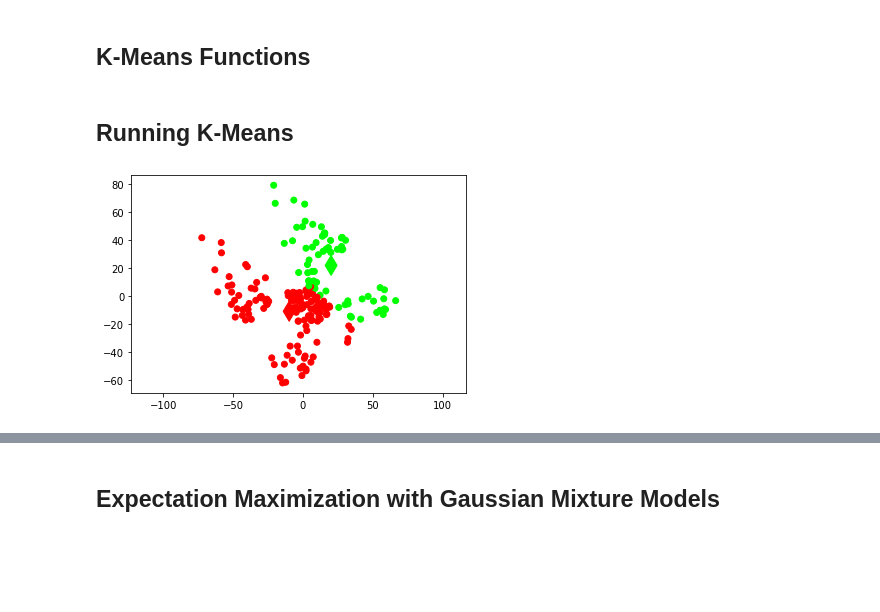
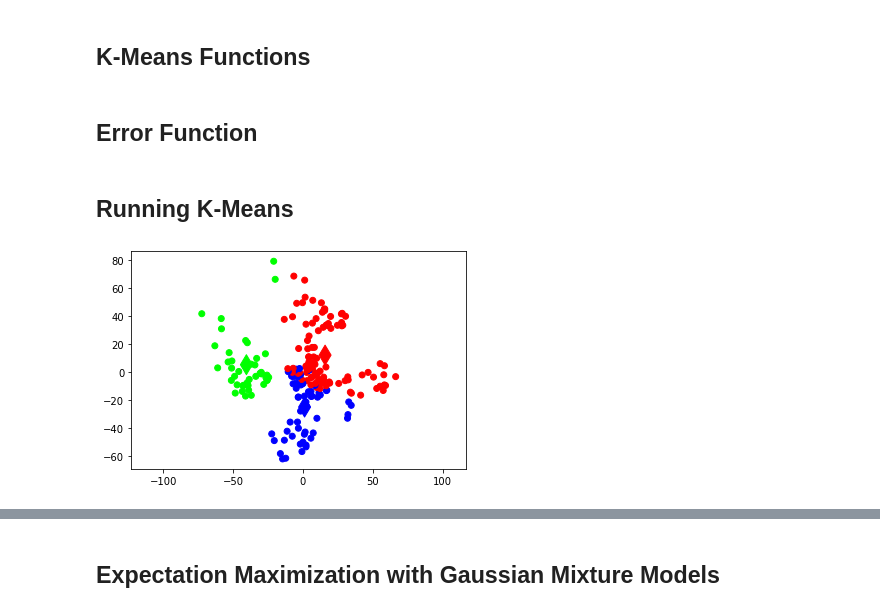
Before and after one commit to pmazumder3927/COGS-118B-Final, a Jupyter notebook: Cogs118B_final_project.ipynb, the cells around one changed output, grey strips where cells are left out. Cells and saved outputs as stored; diff of their text form; code cells hidden in the pictures; blank space fills up the shorter version.

```diff
--- a/Cogs118B_final_project.ipynb
+++ b/Cogs118B_final_project.ipynb
@@ -268,3 +268,5 @@ def runKMeans(K,X ):
             break
 
     return Rnk, Kmus
+# %% [markdown]
+## Error Function
@@ -271,10 +280,11 @@ def runKMeans(K,X ):
 # %% [markdown]
 ## Running K-Means
 # %%
-K = 2
+K = 3
 # %%
 # run K-means just for fun
 Rnk, Kmus = runKMeans(K, heart)
-plotCurrent((heart - heart_mean) @ h_eigvecs, Rnk, (Kmus - heart_mean) @ h_eigvecs)
+X = (heart - heart_mean) @ h_eigvecs
+plotCurrent(X, Rnk, (Kmus - heart_mean) @ h_eigvecs)
 # %% [output]
-[figure, old version]
+[figure, new version]
```
Also changed, not shown: parts of 10 cells of this notebook.
